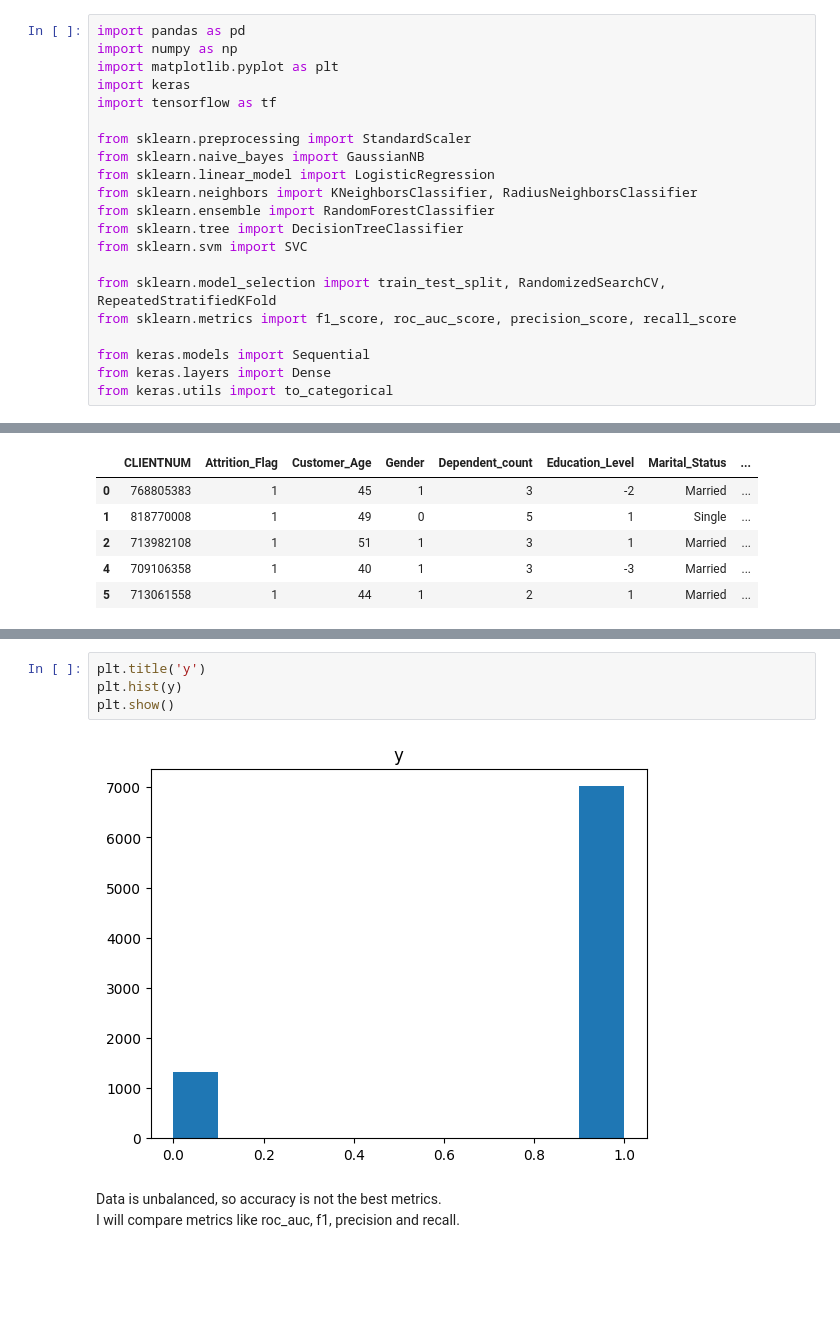
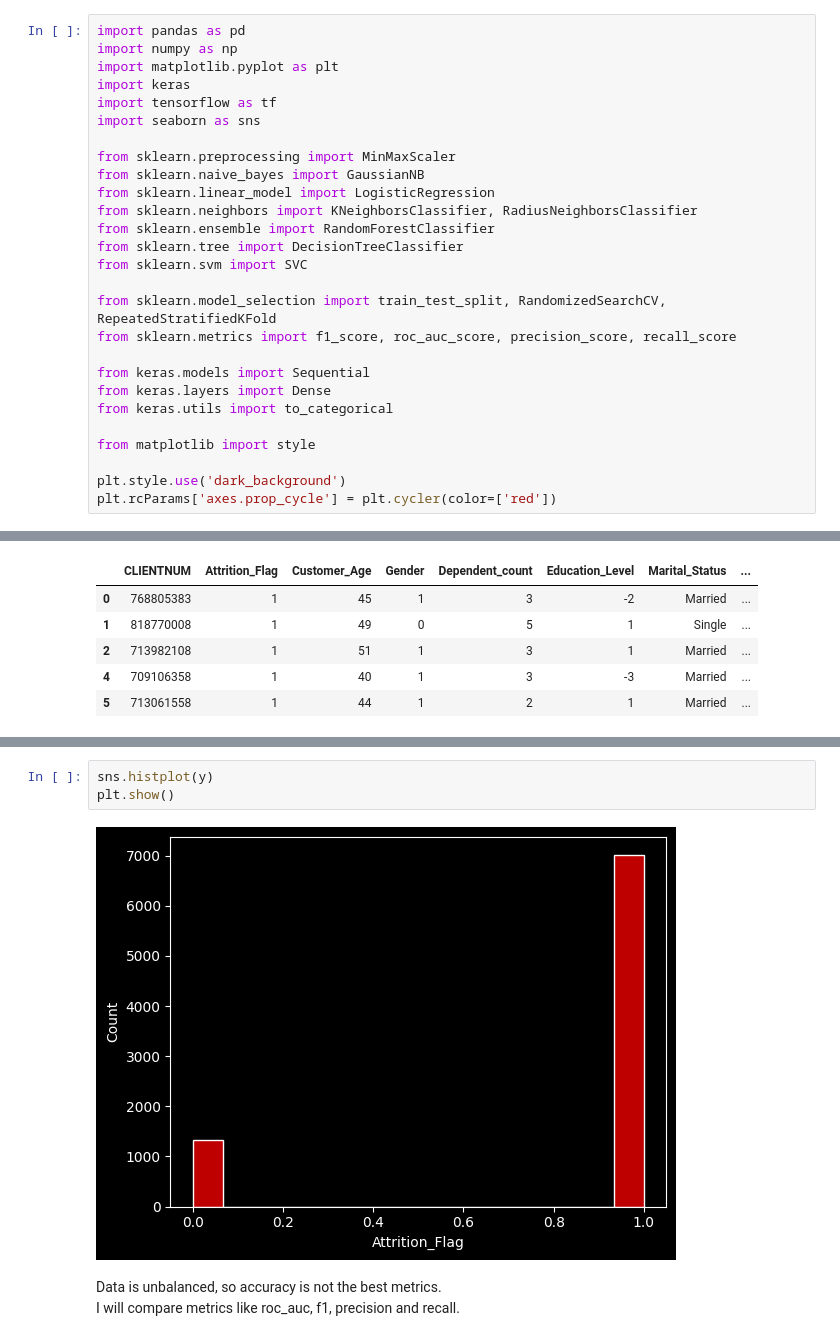
Before and after one commit to dxzielinski/Churn-Classification, a Jupyter notebook: Churn-Classification.ipynb, the cells around one changed output, grey strips where cells are left out. Cells and saved outputs as stored; diff of their text form; blank space fills up the shorter version.

Commit message:
adding some visualizations

```diff
--- a/Churn-Classification.ipynb
+++ b/Churn-Classification.ipynb
@@ -4,8 +4,9 @@ import numpy as np
 import matplotlib.pyplot as plt
 import keras
 import tensorflow as tf
+import seaborn as sns
 
-from sklearn.preprocessing import StandardScaler
+from sklearn.preprocessing import MinMaxScaler
 from sklearn.naive_bayes import GaussianNB
 from sklearn.linear_model import LogisticRegression
 from sklearn.neighbors import KNeighborsClassifier, RadiusNeighborsClassifier
@@ -19,6 +20,11 @@ from sklearn.metrics import f1_score, roc_auc_score, precision_score, recall_sco
 from keras.models import Sequential
 from keras.layers import Dense
 from keras.utils import to_categorical
+
+from matplotlib import style
+
+plt.style.use('dark_background')
+plt.rcParams['axes.prop_cycle'] = plt.cycler(color=['red'])
 # %%
 df = pd.read_csv('./BankChurners.csv')
 df.head()
@@ -124,9 +130,8 @@ X_test_scaled = scaler.transform(X_test).reshape(-1,25)
 # %%
-plt.title('y')
-plt.hist(y)
+sns.histplot(y)
 plt.show()
 # %% [output]
-[figure, old version]
+[figure, new version]
 # %% [markdown]
 Data is unbalanced, so accuracy is not the best metrics. <br>
 I will compare metrics like roc_auc, f1, precision and recall.
```
Also changed, not shown: parts of 17 cells of this notebook.
